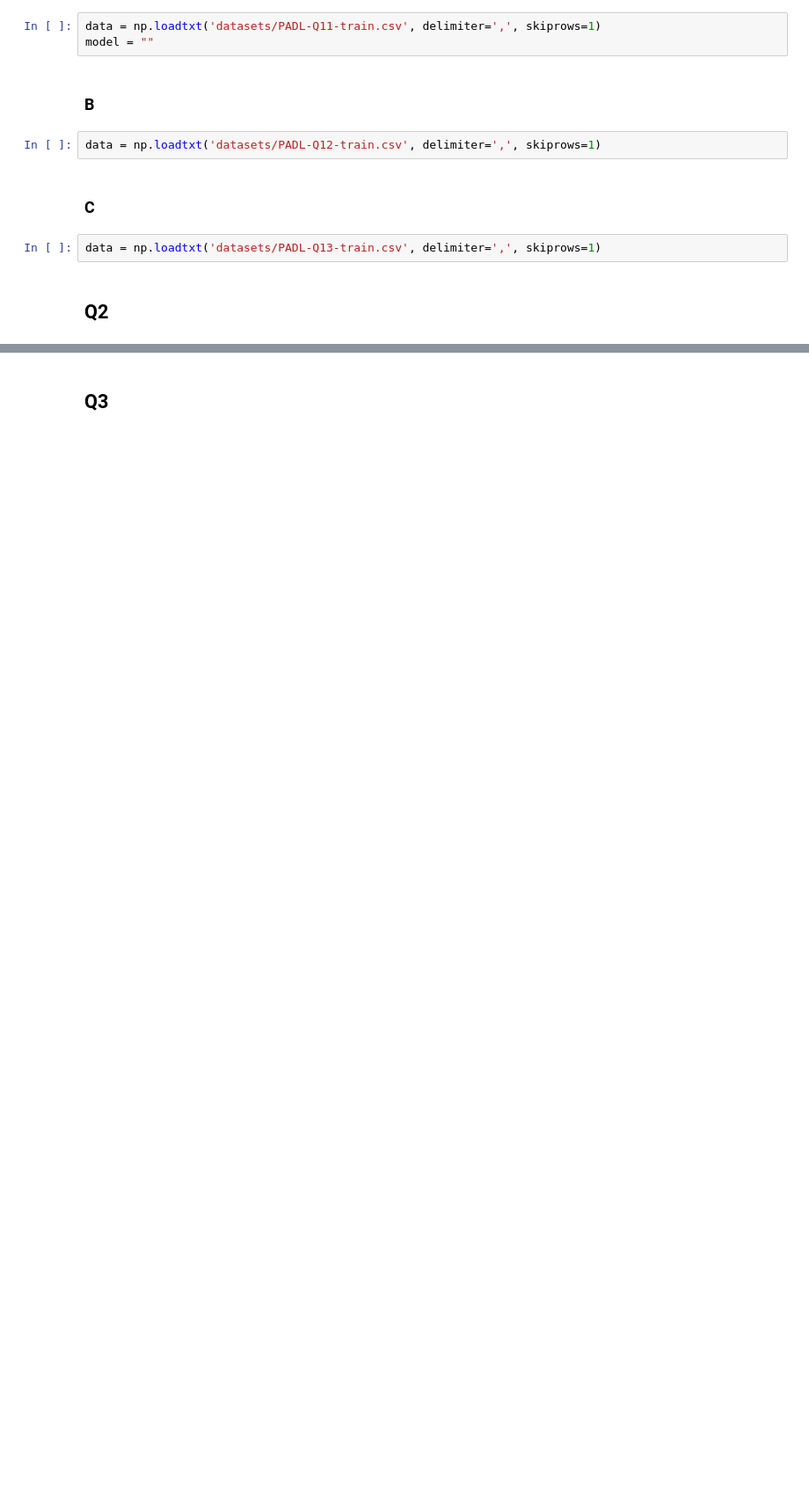
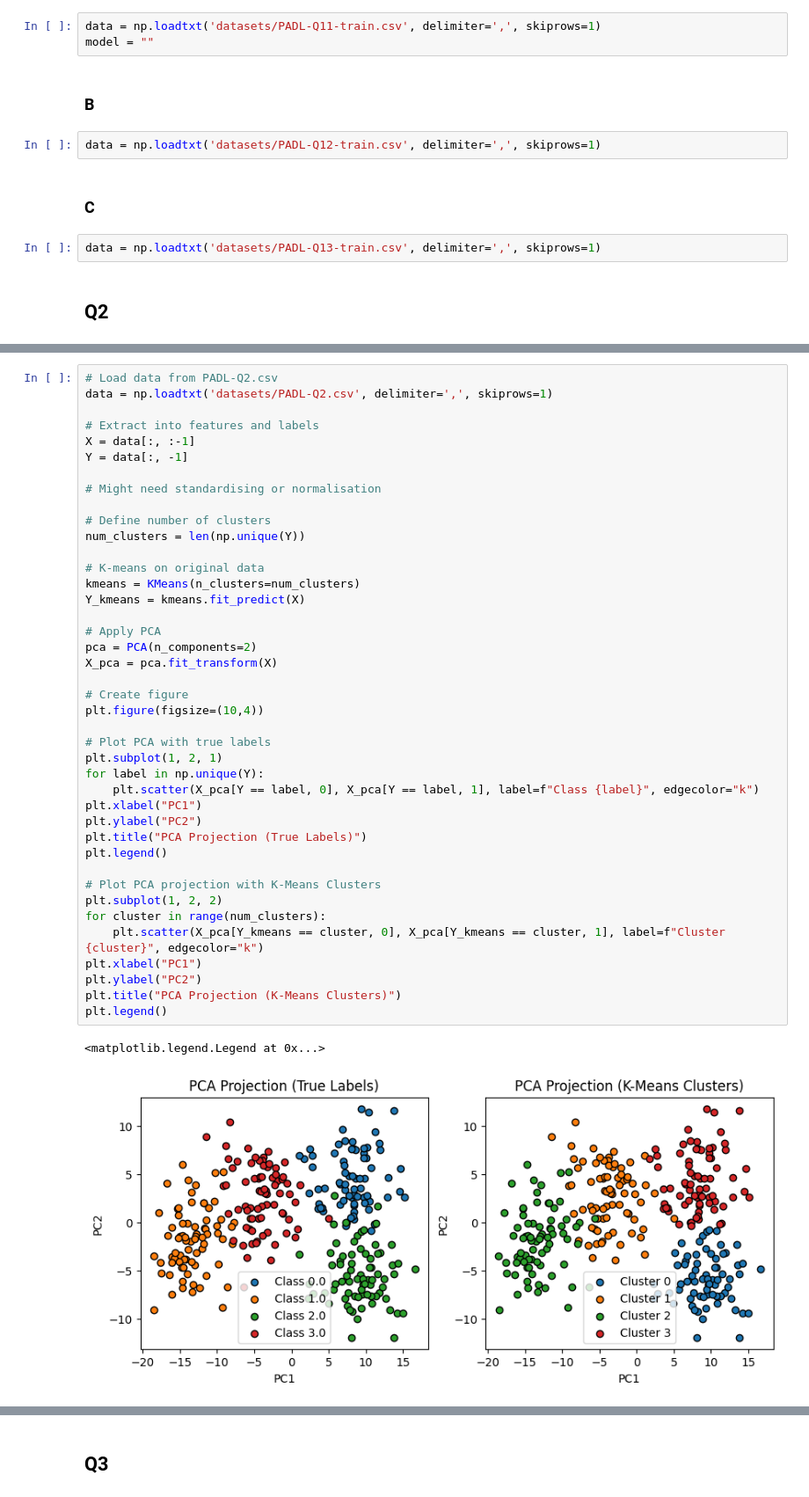
Before and after one commit to elijah-jones-2003/PADL, a Jupyter notebook: padl.ipynb, the cells around one changed output, grey strips where cells are left out. Shown at 88% size. Drawn from its saved outputs; the diff is of its cells as text; blank space fills up the shorter version.

```diff
--- a/padl.ipynb
+++ b/padl.ipynb
@@ -25,0 +33,44 @@ data = np.loadtxt('datasets/PADL-Q2.csv', delimiter=',', skiprows=1)
+# %%
+# Load data from PADL-Q2.csv
+data = np.loadtxt('datasets/PADL-Q2.csv', delimiter=',', skiprows=1)
+
+# Extract into features and labels
+X = data[:, :-1]
+Y = data[:, -1]
+
+# Might need standardising or normalisation
+
+# Define number of clusters
+num_clusters = len(np.unique(Y))
+
+# K-means on original data
+kmeans = KMeans(n_clusters=num_clusters)
+Y_kmeans = kmeans.fit_predict(X)
+
+# Apply PCA
+pca = PCA(n_components=2)
+X_pca = pca.fit_transform(X)
+
+# Create figure
+plt.figure(figsize=(10,4))
+
+# Plot PCA with true labels
+plt.subplot(1, 2, 1)
+for label in np.unique(Y):
+    plt.scatter(X_pca[Y == label, 0], X_pca[Y == label, 1], label=f"Class {label}", edgecolor="k")
+plt.xlabel("PC1")
+plt.ylabel("PC2")
+plt.title("PCA Projection (True Labels)")
+plt.legend()
+
+# Plot PCA projection with K-Means Clusters
+plt.subplot(1, 2, 2)
+for cluster in range(num_clusters):
+    plt.scatter(X_pca[Y_kmeans == cluster, 0], X_pca[Y_kmeans == cluster, 1], label=f"Cluster {cluster}", edgecolor="k")
+plt.xlabel("PC1")
+plt.ylabel("PC2")
+plt.title("PCA Projection (K-Means Clusters)")
+plt.legend()
+# %% [output]
+<matplotlib.legend.Legend at 0x...>
+[figure, added]
```
Also changed, not shown: parts of 17 cells of this notebook, 1 other file.
